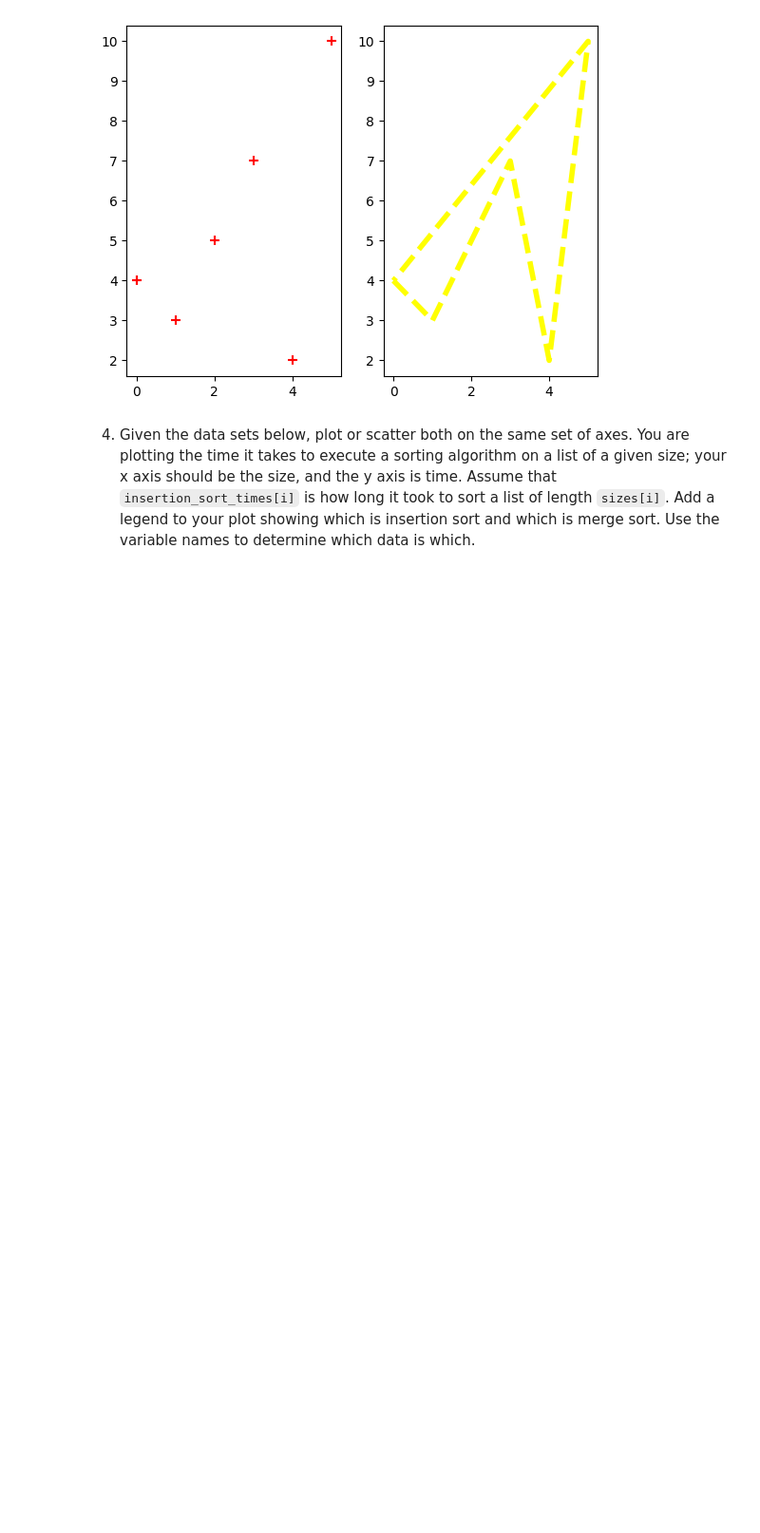
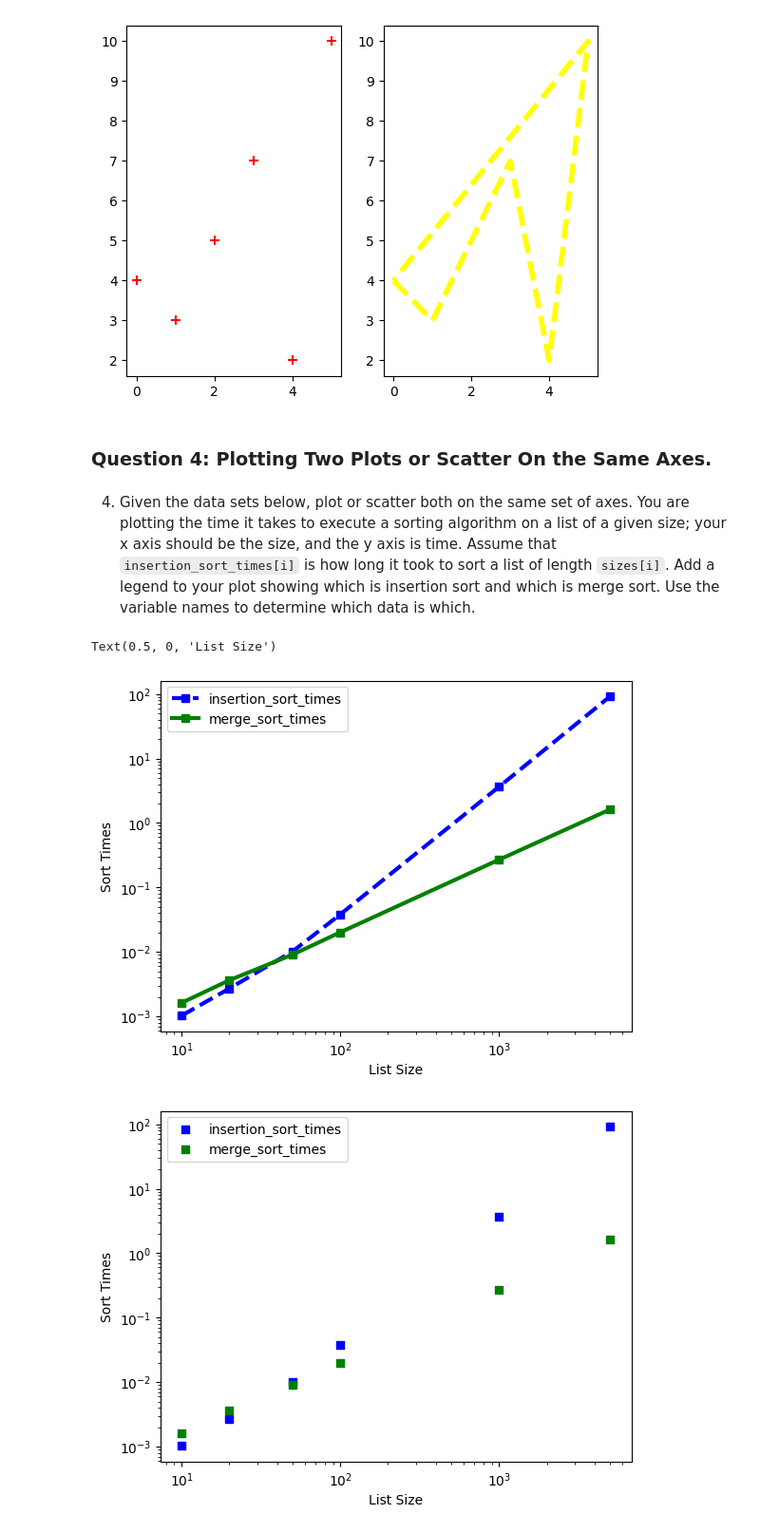
Before and after one commit to kwameape123/pyplot-module-3, a Jupyter notebook: pyplot.ipynb, the cells around one changed output. Shown at 95% size. Drawn from its saved outputs; the diff is of its cells as text; code cells hidden in the pictures; blank space fills up the shorter version.

```diff
--- a/pyplot.ipynb
+++ b/pyplot.ipynb
@@ -91,5 +91,7 @@ axs[1].plot(num_index,numbers,linewidth=4,linestyle='--',color='yellow')
 [0, 1, 2, 3, 4, 5, 0]
 [<matplotlib.lines.Line2D at 0x...>]
 [figure]
+# %% [markdown]
+### Question 4: Plotting Two Plots or Scatter On the Same Axes.
 # %% [markdown]
 4. Given the data sets below, plot or scatter both on the same set of axes.  You are plotting the time it takes to execute a sorting algorithm on a list of a given size; your x axis should be the size, and the y axis is time.  Assume that `insertion_sort_times[i]` is how long it took to sort a list of length `sizes[i]`.  Add a legend to your plot showing which is insertion sort and which is merge sort.  Use the variable names to determine which data is which.
@@ -99,0 +98,37 @@ merge_sort_times = [0.00161889999999687, 0.003635600000009731, 0.009065500000005
+# %%
+sizes = [10, 20, 50, 100, 1000, 5000]
+insertion_sort_times = [0.0010252999999999998, 0.0027026999999999954, 0.010147200000000002, 0.0381137, 3.6303399, 91.2180796]
+merge_sort_times = [0.00161889999999687, 0.003635600000009731, 0.0090655000000055, 0.020108000000007564, 0.2687474000000094, 1.6147050999999948]
+# Dependencies imported in previous code cells.
+# Create plot
+fig,ax = plt.subplots()
+# unpack list
+a,=ax.plot(sizes,insertion_sort_times,marker='s',color ='Blue',linewidth=3,linestyle='--')
+b,=ax.plot(sizes,merge_sort_times,marker='s',color='green',linewidth=3,linestyle='-')
+# Set x axis and y axis scale to log to make trend or relationship more apparent.
+# This is done because of the wide range on x for y values.
+ax.set_yscale('log')
+ax.set_xscale('log')
+# Format the features of Axes
+ax.legend([a,b],['insertion_sort_times','merge_sort_times'])
+ax.set_ylabel('Sort Times')
+ax.set_xlabel('List Size')
+
+# Question required plot or scatter. Both was done for practice.
+# Create scatter
+fig,ax = plt.subplots()
+# unpack list
+c=ax.scatter(sizes,insertion_sort_times,marker='s',color ='Blue')
+d=ax.scatter(sizes,merge_sort_times,marker='s',color='green')
+# Set x axis and y axis scale to log to make trend or relationship more apparent.
+# This is done because of the wide range on x for y values.
+ax.set_yscale('log')
+ax.set_xscale('log')
+# Format the features of Axes
+ax.legend([c,d],['insertion_sort_times','merge_sort_times'])
+ax.set_ylabel('Sort Times')
+ax.set_xlabel('List Size')
+# %% [output]
+Text(0.5, 0, 'List Size')
+[figure, added]
+[figure, added]
```
Also changed, not shown: parts of 1 cell of this notebook.
